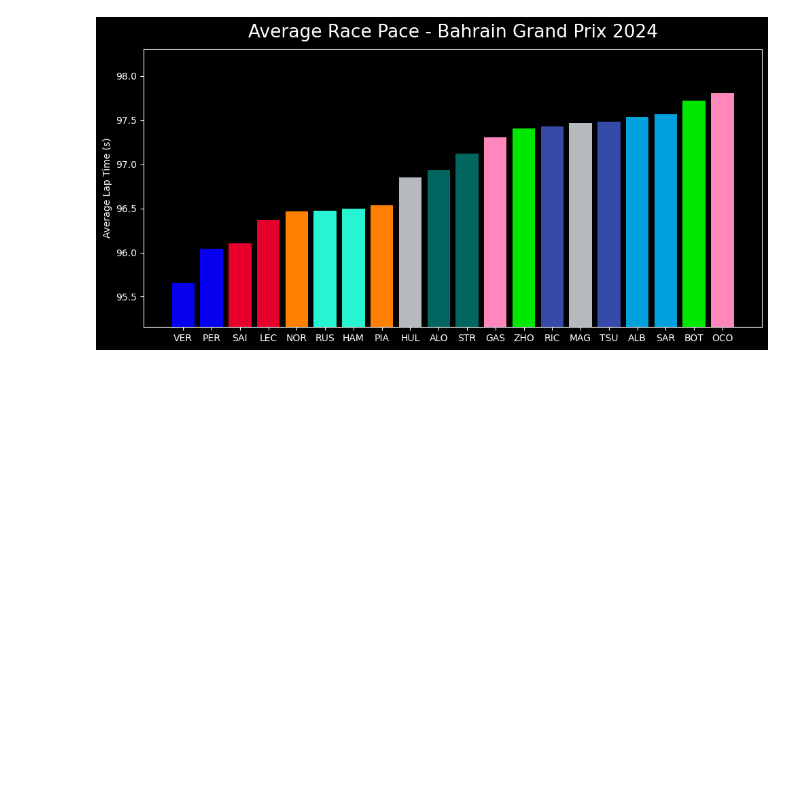
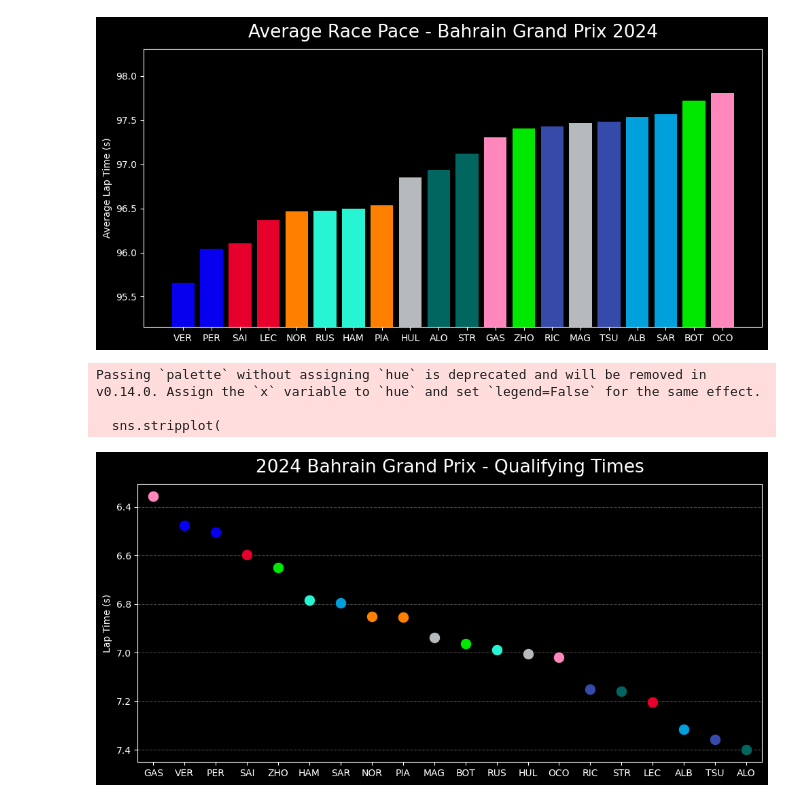
Before and after one commit to elijahmccauley/f1_tire_deg, a Jupyter notebook: FastF1Test.ipynb, the cells around one changed output. Drawn from its saved outputs; the diff is of its cells as text; code cells hidden in the pictures; blank space fills up the shorter version.

Commit message:
Calculate Quali-Race Differential

```diff
--- a/FastF1Test.ipynb
+++ b/FastF1Test.ipynb
@@ -378,3 +362,44 @@ Try using .loc[row_indexer,col_indexer] = value instead
 See the caveats in the documentation: https://pandas.pydata.org/pandas-docs/stable/user_guide/indexing.html#returning-a-view-versus-a-copy
   laps['LapTimeSeconds'] = laps['LapTime'].dt.total_seconds()
 [figure]
+# %%
+merged = pd.merge(fastest_laps, avg_pace, on='Driver')
+merged = merged.rename(columns={"LapTimeSeconds_x": 'LapTimeSeconds_Q', 'LapTimeSeconds_y': 'LapTimeSeconds_R'})
+merged['Differential'] = merged['LapTimeSeconds_R'] - merged['LapTimeSeconds_Q']
+merged = merged.sort_values(by='Differential')
+# %%
+fig, ax = plt.subplots(figsize=(10, 5))
+plt.style.use('dark_background')
+driver_colors = {
+    driver: fastf1.plotting.get_driver_color(driver, session_bahrain_2024_Q)
+    for driver in fastest_laps['Driver']
+}
+sns.stripplot(
+    x='Driver',
+    y='Differential',
+    data=merged,
+    size=12,
+    marker='o',
+    edgecolor='black',
+    linewidth=0.8,
+    ax=ax,
+    jitter=False, # This keeps all points on a perfect vertical line
+    palette=driver_colors
+)
+
+ax.set_title(f"{session_bahrain_2024_Q.event.year} {session_bahrain_2024_Q.event.EventName} - Qualifying Times")
+ax.set_ylabel('Lap Time (s)')
+ax.set_xlabel('') # We don't need an x-axis label
+
+# Invert y-axis to have the fastest time at the top
+ax.invert_yaxis()
+
+# Add grid lines for easier comparison
+ax.grid(which='major', axis='y', linestyle='--', color='gray', alpha=0.6)
+plt.tight_layout()
+plt.show()
+# %% [output]
+Passing `palette` without assigning `hue` is deprecated and will be removed in v0.14.0. Assign the `x` variable to `hue` and set `legend=False` for the same effect.
+
+  sns.stripplot(
+[figure, added]
```
Also changed, not shown: parts of 5 cells of this notebook.
